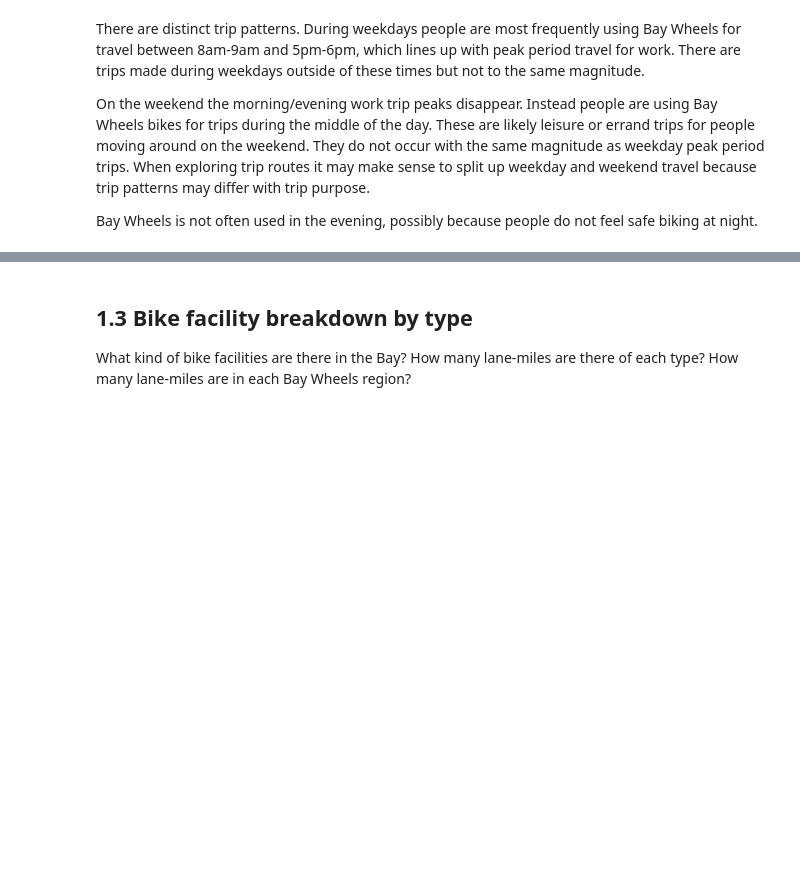
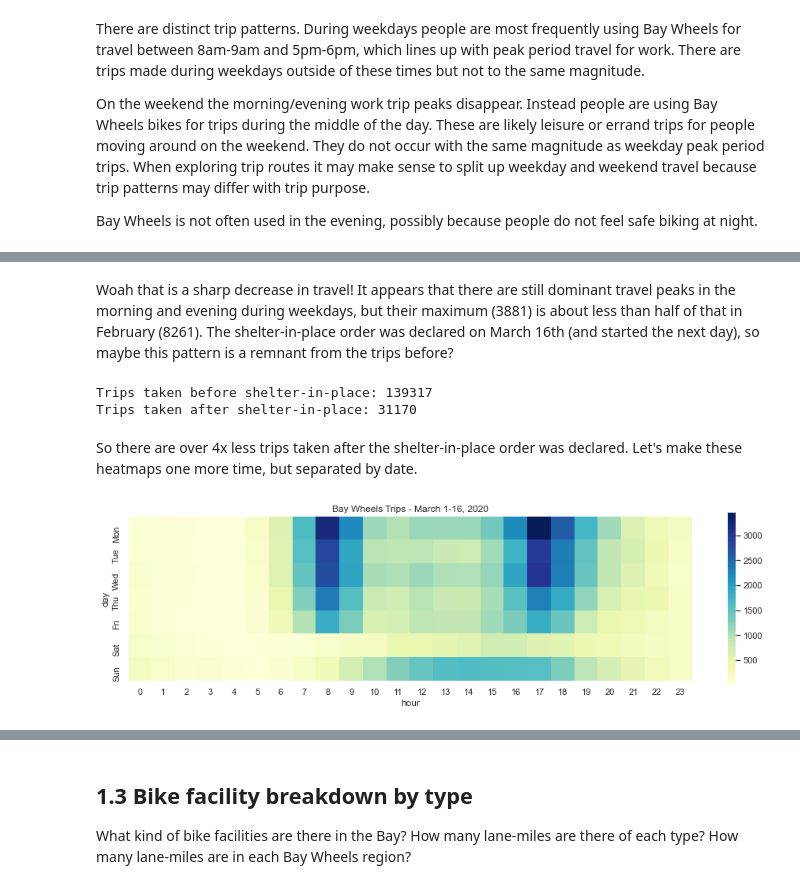
Before and after one commit to ethanebinger/CP255, a Jupyter notebook: code/1_Explore_BayWheels_Trips.ipynb, the cells around one changed output, grey strips where cells are left out. Saved outputs shown, nothing was run; the diff lists cells and outputs as text; code cells hidden in the pictures; blank space fills up the shorter version.

```diff
--- a/code/1_Explore_BayWheels_Trips.ipynb
+++ b/code/1_Explore_BayWheels_Trips.ipynb
@@ -86,0 +146,19 @@ Bay Wheels is not often used in the evening, possibly because people do not feel
+# %% [markdown]
+Woah that is a sharp decrease in travel! It appears that there are still dominant travel peaks in the morning and evening during weekdays, but their maximum (3881) is about less than half of that in February (8261). The shelter-in-place order was declared on March 16th (and started the next day), so maybe this pattern is a remnant from the trips before?
+# %%
+# turn trip start_time into a datetime
+trips_Mar20['start_time'] = pd.to_datetime(trips_Mar20.start_time, format='%Y-%m-%d %H:%M:%S.%f')
+
+# print the number of trips taken before/after March 16th
+print(f"Trips taken before shelter-in-place: {len(trips_Mar20[trips_Mar20.start_time.dt.day <= 16])}")
+print(f"Trips taken after shelter-in-place: {len(trips_Mar20[trips_Mar20.start_time.dt.day > 16])}")
+# %% [output]
+Trips taken before shelter-in-place: 139317
+Trips taken after shelter-in-place: 31170
+# %% [markdown]
+So there are over 4x less trips taken after the shelter-in-place order was declared. Let's make these heatmaps one more time, but separated by date.
+# %%
+# plot heatmap of Bay Wheels trips March 1-16, 2020
+sns_heatmap(trips_Mar20[trips_Mar20.start_time.dt.day <= 16].copy(), "Bay Wheels Trips - March 1-16, 2020")
+# %% [output]
+[figure, added]
```
Also changed, not shown: parts of 32 cells of this notebook.
